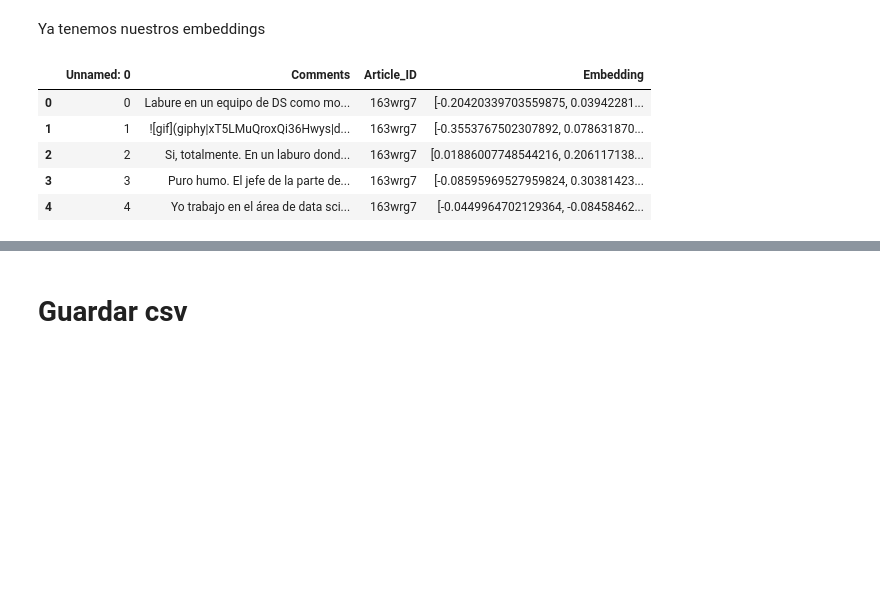
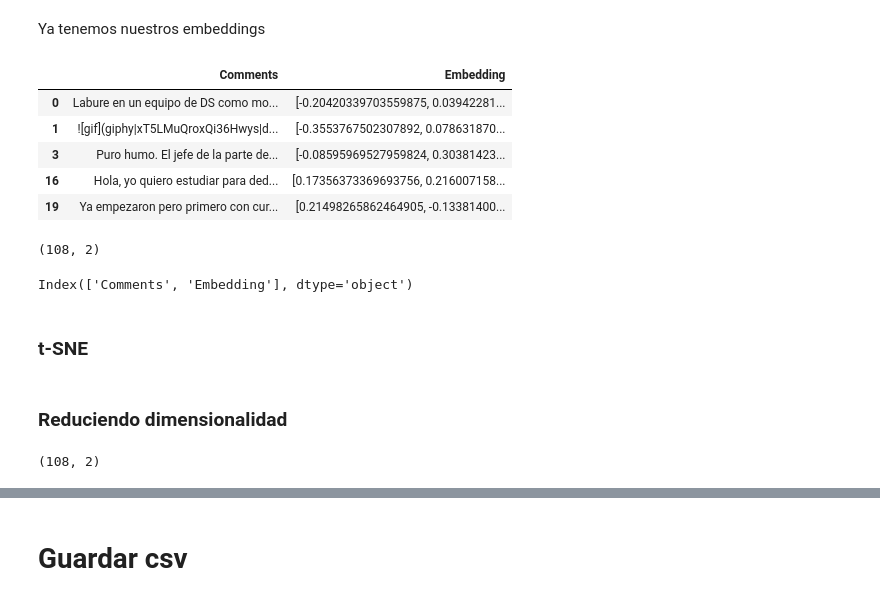
Before and after one commit to LuizIgnacio2002/getting_comments_from_reddit, a Jupyter notebook: notebook.ipynb, the cells around one changed output, grey strips where cells are left out. Drawn from its saved outputs; the diff is of its cells as text; code cells hidden in the pictures; blank space fills up the shorter version.

```diff
--- a/notebook.ipynb
+++ b/notebook.ipynb
@@ -32,0 +37,29 @@ len(df)
+# %%
+nuevos_comentarios = [
+    # A favor
+    "La ciencia de datos ayuda a descubrir patrones ocultos en la información.",
+    "Las empresas usan ciencia de datos para optimizar procesos y reducir costos.",
+    "La ciencia de datos mejora la precisión de las decisiones estratégicas.",
+    "El análisis de datos permite personalizar servicios y productos para cada cliente.",
+    "La ciencia de datos impulsa la investigación en salud, energía y sostenibilidad.",
+
+    # En contra
+    "El auge de la IA hará que muchas tareas de ciencia de datos sean automáticas.",
+    "Demasiadas personas estudian ciencia de datos, el mercado se está saturando.",
+    "Herramientas no-code reducen la necesidad de expertos en ciencia de datos.",
+    "El valor de la ciencia de datos caerá cuando haya modelos listos para todo.",
+    "Pronto, la automatización hará innecesario gran parte del trabajo en ciencia de datos."
+
+    # carros
+    "Me encantan los carros deportivos",
+    "Los carros me gustan mucho",
+    "Los carros son mi pasión",
+    "Los carros son geniales",
+]
+
+
+
+# Crear un DataFrame temporal con las nuevas filas
+df_nuevos = pd.DataFrame({"Comments": nuevos_comentarios})
+
+df = pd.concat([df, df_nuevos], ignore_index=True)
@@ -35,7 +77,9 @@ len(df)
 # %% [markdown]
 Nos quedamos solo con aquellos que tienen más de 6 caracteres
 # %%
-df = df[df['Comments'].str.len() > 6]
+df = df[df['Comments'].str.len() > 10]
+# %%
+df = df[df['Comments'].str.len() < 170]
 # %% [markdown]
 Eliminamos comentarios duplicados
 # %%
@@ -91,5 +131,7 @@ Xet Storage is enabled for this repo, but the 'hf_xet' package is not installed.
 # %% [markdown]
 Iteramos sobre cada comentarios para guardar el embedding
+# %%
+df["Embedding"] = None  # crea la columna vacía
 # %%
 for idx, row in df.iterrows():
     comentario = row['Comments']
@@ -118,11 +160,11 @@ Processed comment 362/355: Yo no tuve infancia, naci gran...
 # %% [markdown]
 Ya tenemos nuestros embeddings
 # %%
-df.head()
+df.head(5)
 # %% [output]
-|  | Unnamed: 0 | Comments | Article_ID | Embedding |
-| 0 | 0 | Labure en un equipo de DS como mo... | 163wrg7 | [-0.20420339703559875, 0.03942281... |
-| 1 | 1 | ![gif](giphy|xT5LMuQroxQi36Hwys|d... | 163wrg7 | [-0.3553767502307892, 0.078631870... |
-| 2 | 2 | Si, totalmente. En un laburo dond... | 163wrg7 | [0.01886007748544216, 0.206117138... |
-| 3 | 3 | Puro humo. El jefe de la parte de... | 163wrg7 | [-0.08595969527959824, 0.30381423... |
-| 4 | 4 | Yo trabajo en el área de data sci... | 163wrg7 | [-0.0449964702129364, -0.08458462... |
+|  | Comments | Embedding |
+| 0 | Labure en un equipo de DS como mo... | [-0.20420339703559875, 0.03942281... |
+| 1 | ![gif](giphy|xT5LMuQroxQi36Hwys|d... | [-0.3553767502307892, 0.078631870... |
+| 3 | Puro humo. El jefe de la parte de... | [-0.08595969527959824, 0.30381423... |
+| 16 | Hola, yo quiero estudiar para ded... | [0.17356373369693756, 0.216007158... |
+| 19 | Ya empezaron pero primero con cur... | [0.21498265862464905, -0.13381400... |
@@ -128,0 +173,29 @@ df.head()
+# %%
+df.shape
+# %% [output]
+(108, 2)
+# %%
+df.columns
+# %% [output]
+Index(['Comments', 'Embedding'], dtype='object')
+# %% [markdown]
+### t-SNE
+# %% [markdown]
+### Reduciendo dimensionalidad
+# %%
+import pandas as pd
+from sklearn.manifold import TSNE
+import numpy as np
+from ast import literal_eval
+
+matrix = np.array(df.Embedding.tolist())
+
+import os
+os.environ["LOKY_MAX_CPU_COUNT"] = "4"
+
+# Create a t-SNE model and transform the data
+tsne = TSNE(n_components=2, perplexity=15, random_state=42, init='random', learning_rate=200)
+vis_dims = tsne.fit_transform(matrix)
+vis_dims.shape
+# %% [output]
+(108, 2)
```
Also changed, not shown: parts of 15 cells of this notebook, 1 other file.
